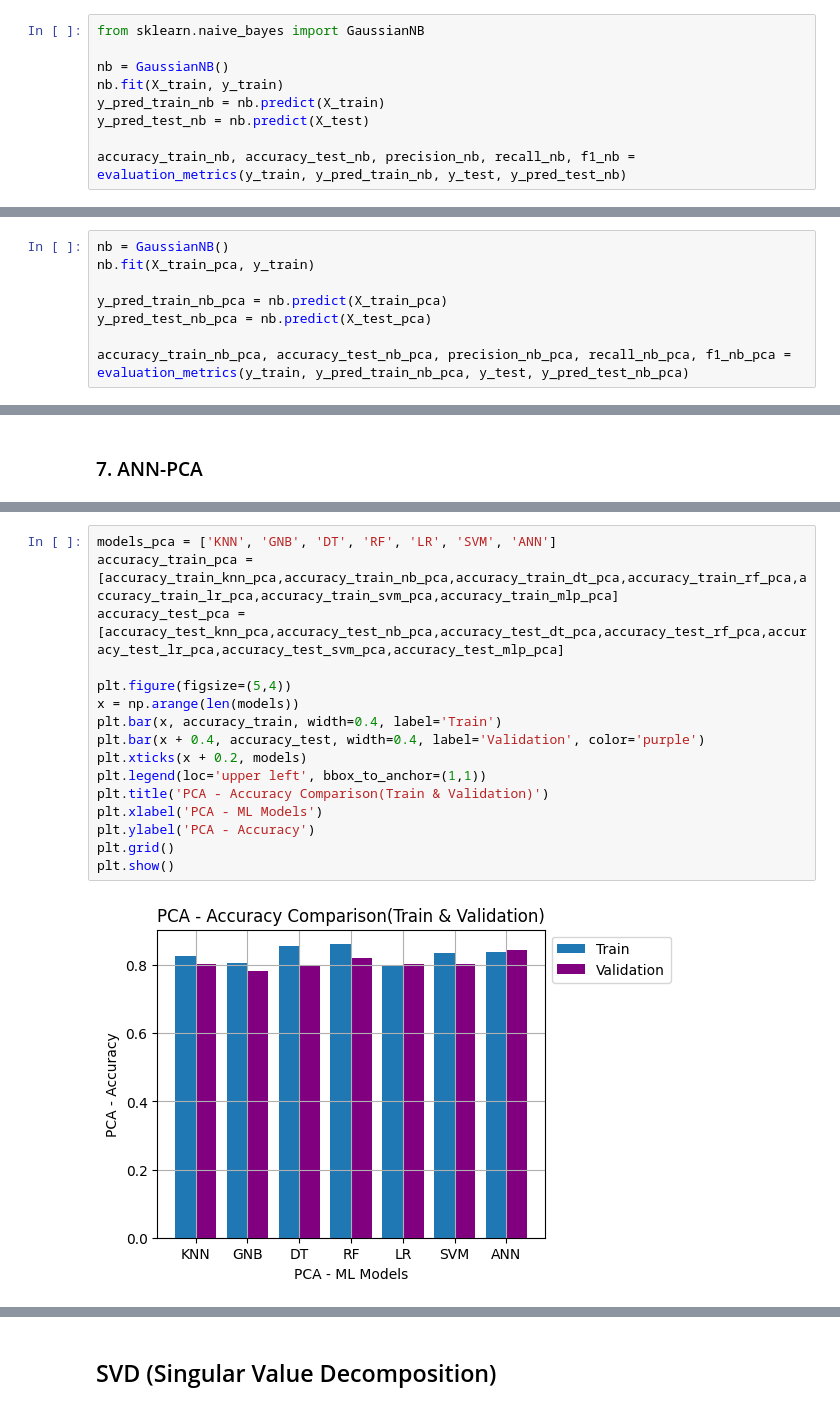
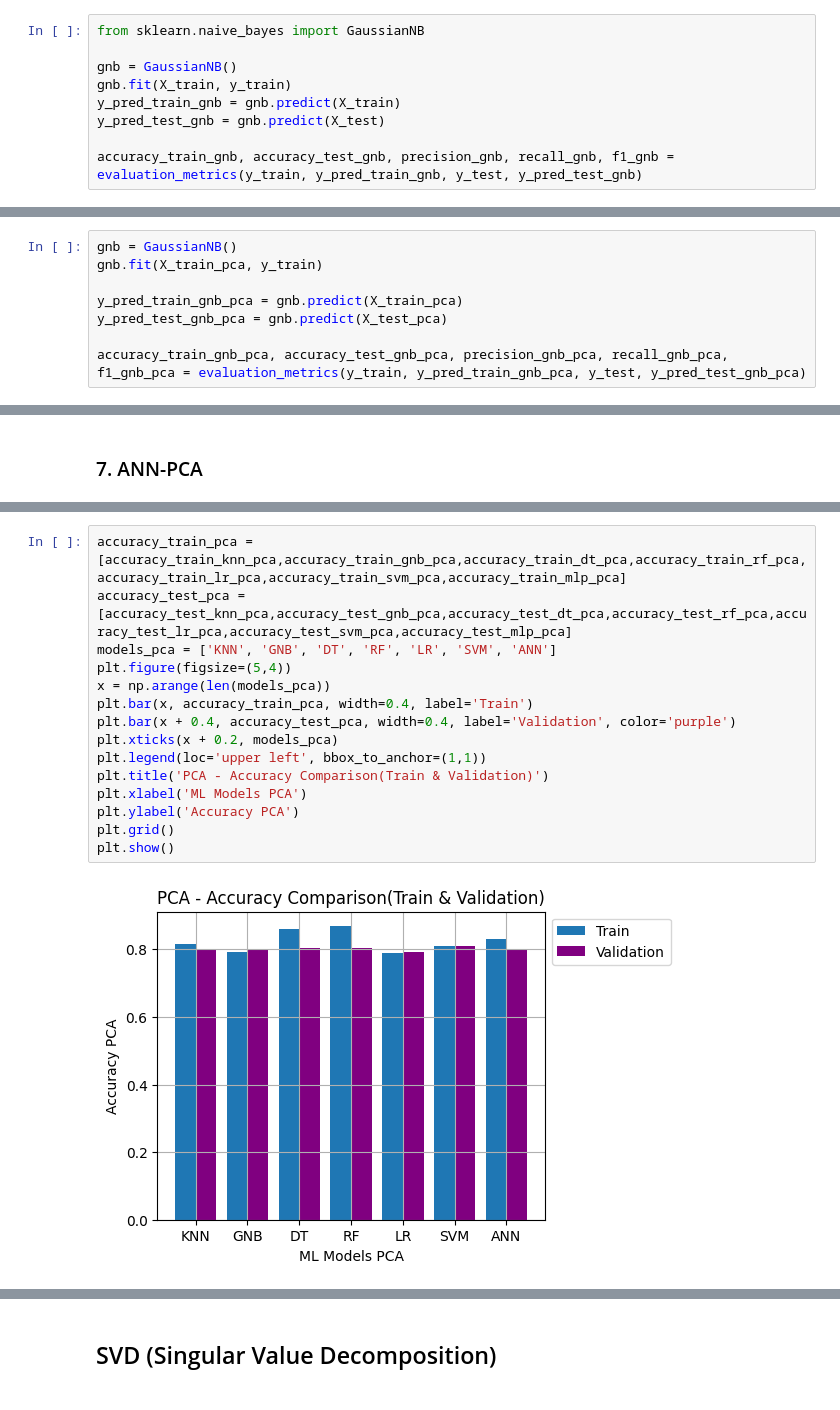
Before and after one commit to nilujafari/ML, a Jupyter notebook: titanic_survival/main.ipynb, the cells around one changed output, grey strips where cells are left out. Saved outputs shown, nothing was run; the diff lists cells and outputs as text.

```diff
--- a/titanic_survival/main.ipynb
+++ b/titanic_survival/main.ipynb
@@ -307,10 +307,10 @@ weighted avg       0.80      0.80      0.80       179
 # %%
 from sklearn.naive_bayes import GaussianNB
 
-nb = GaussianNB()
-nb.fit(X_train, y_train)
-y_pred_train_nb = nb.predict(X_train)
-y_pred_test_nb = nb.predict(X_test)
+gnb = GaussianNB()
+gnb.fit(X_train, y_train)
+y_pred_train_gnb = gnb.predict(X_train)
+y_pred_test_gnb = gnb.predict(X_test)
 
-accuracy_train_nb, accuracy_test_nb, precision_nb, recall_nb, f1_nb = evaluation_metrics(y_train, y_pred_train_nb, y_test, y_pred_test_nb)
+accuracy_train_gnb, accuracy_test_gnb, precision_gnb, recall_gnb, f1_gnb = evaluation_metrics(y_train, y_pred_train_gnb, y_test, y_pred_test_gnb)
 # %% [output]
@@ -604,12 +632,12 @@ weighted avg       0.79      0.79      0.79       179
 # %% [markdown]
 ### 2. GaussianNB-PCA
 # %%
-nb = GaussianNB()
-nb.fit(X_train_pca, y_train)
+gnb = GaussianNB()
+gnb.fit(X_train_pca, y_train)
 
-y_pred_train_nb_pca = nb.predict(X_train_pca)
-y_pred_test_nb_pca = nb.predict(X_test_pca)
+y_pred_train_gnb_pca = gnb.predict(X_train_pca)
+y_pred_test_gnb_pca = gnb.predict(X_test_pca)
 
-accuracy_train_nb_pca, accuracy_test_nb_pca, precision_nb_pca, recall_nb_pca, f1_nb_pca = evaluation_metrics(y_train, y_pred_train_nb_pca, y_test, y_pred_test_nb_pca)
+accuracy_train_gnb_pca, accuracy_test_gnb_pca, precision_gnb_pca, recall_gnb_pca, f1_gnb_pca = evaluation_metrics(y_train, y_pred_train_gnb_pca, y_test, y_pred_test_gnb_pca)
 # %% [output]
 Accuracy Train: 0.7935393258426966
@@ -803,18 +831,17 @@ results_pca
 # %%
+accuracy_train_pca = [accuracy_train_knn_pca,accuracy_train_gnb_pca,accuracy_train_dt_pca,accuracy_train_rf_pca,accuracy_train_lr_pca,accuracy_train_svm_pca,accuracy_train_mlp_pca]
+accuracy_test_pca = [accuracy_test_knn_pca,accuracy_test_gnb_pca,accuracy_test_dt_pca,accuracy_test_rf_pca,accuracy_test_lr_pca,accuracy_test_svm_pca,accuracy_test_mlp_pca]
 models_pca = ['KNN', 'GNB', 'DT', 'RF', 'LR', 'SVM', 'ANN']
-accuracy_train_pca = [accuracy_train_knn_pca,accuracy_train_nb_pca,accuracy_train_dt_pca,accuracy_train_rf_pca,accuracy_train_lr_pca,accuracy_train_svm_pca,accuracy_train_mlp_pca]
-accuracy_test_pca = [accuracy_test_knn_pca,accuracy_test_nb_pca,accuracy_test_dt_pca,accuracy_test_rf_pca,accuracy_test_lr_pca,accuracy_test_svm_pca,accuracy_test_mlp_pca]
-
 plt.figure(figsize=(5,4))
-x = np.arange(len(models))
-plt.bar(x, accuracy_train, width=0.4, label='Train')
-plt.bar(x + 0.4, accuracy_test, width=0.4, label='Validation', color='purple')
-plt.xticks(x + 0.2, models)
+x = np.arange(len(models_pca))
+plt.bar(x, accuracy_train_pca, width=0.4, label='Train')
+plt.bar(x + 0.4, accuracy_test_pca, width=0.4, label='Validation', color='purple')
+plt.xticks(x + 0.2, models_pca)
 plt.legend(loc='upper left', bbox_to_anchor=(1,1))
 plt.title('PCA - Accuracy Comparison(Train & Validation)')
-plt.xlabel('PCA - ML Models')
-plt.ylabel('PCA - Accuracy')
+plt.xlabel('ML Models PCA')
+plt.ylabel('Accuracy PCA')
 plt.grid()
 plt.show()
 # %% [output]
-[figure, old version]
+[figure, new version]
```
Also changed, not shown: parts of 65 cells of this notebook.
